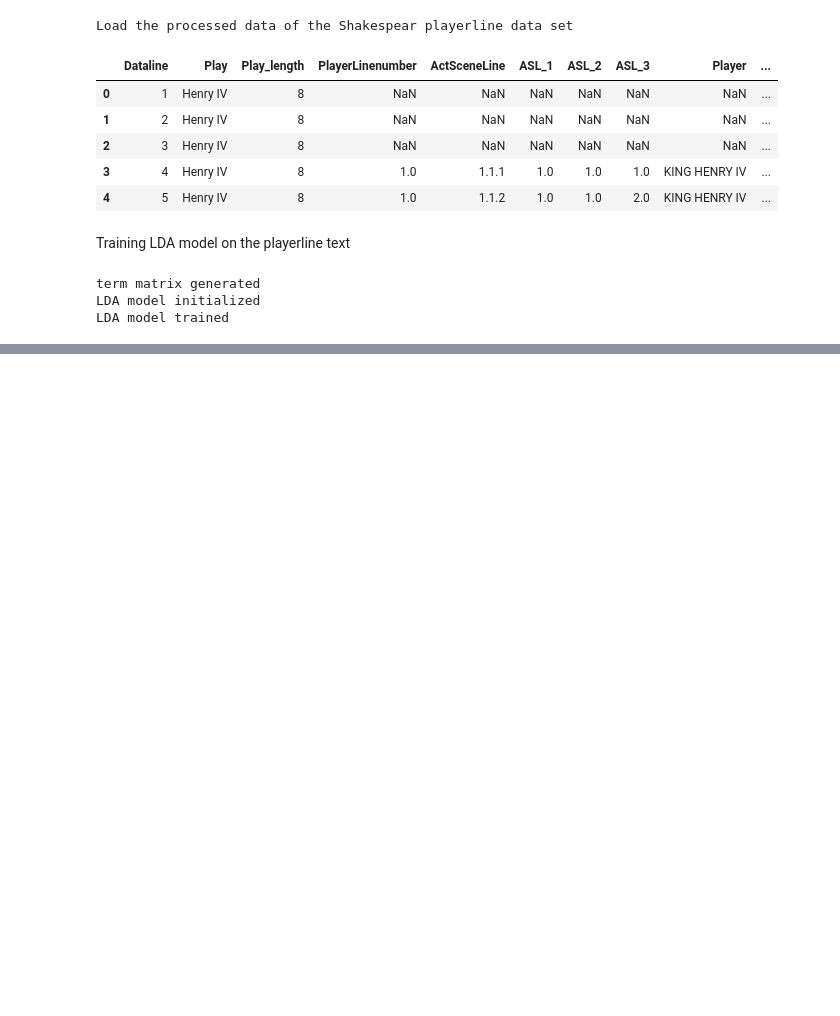
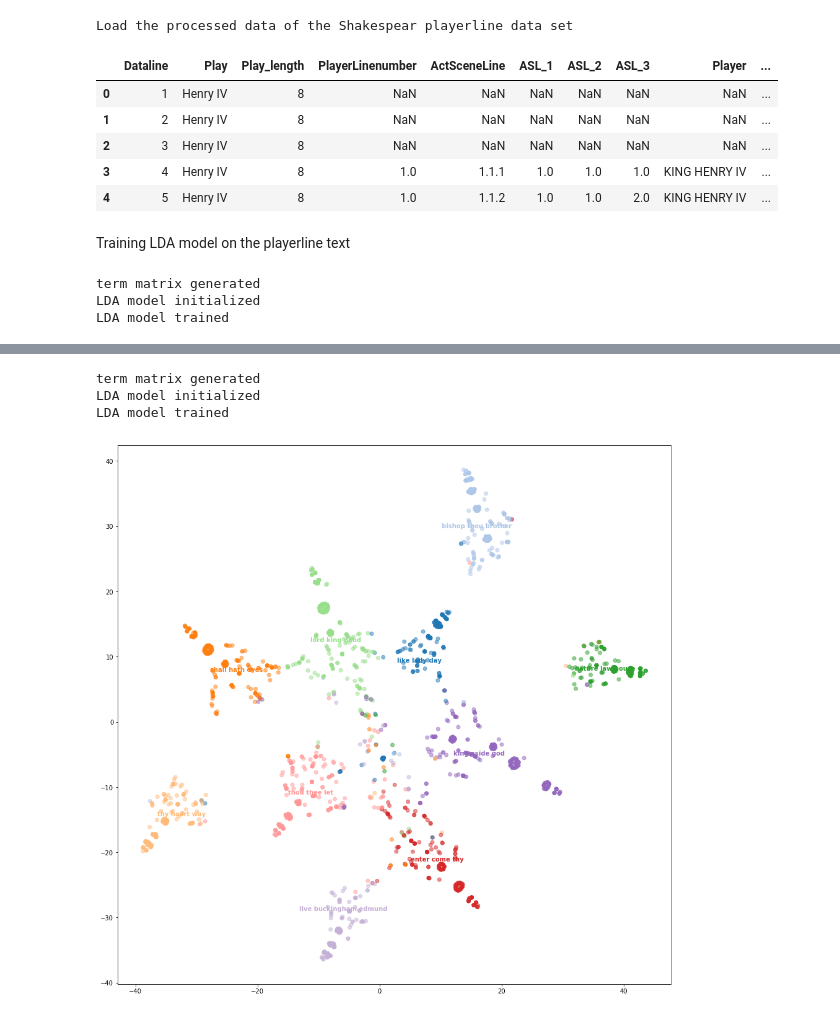
Before and after one commit to telenovelachuan/the_oscars, a Jupyter notebook: notebooks/Topic_modeling_visualization.ipynb, the cells around one changed output, grey strips where cells are left out. Cells and saved outputs as stored; diff of their text form; code cells hidden in the pictures; blank space fills up the shorter version.

```diff
--- a/notebooks/Topic_modeling_visualization.ipynb
+++ b/notebooks/Topic_modeling_visualization.ipynb
@@ -100,0 +104,28 @@ plt.show()
+# %%
+#df_asl_1 = df[df['ASL_1'] == 1]
+df_GLOUCESTER = df[df['Player'] == 'GLOUCESTER']
+n_components = 10;
+playerlines = df_GLOUCESTER['PlayerLine']
+count_vectorizer_limited = CountVectorizer(stop_words='english', max_features=40000)
+document_term_matrix = count_vectorizer_limited.fit_transform(playerlines)
+print "term matrix generated"
+LDA_model = LatentDirichletAllocation(learning_method='online', n_components=n_components, random_state=0, verbose=0)
+print "LDA model initialized"
+topic_matrix = LDA_model.fit_transform(document_term_matrix)
+print "LDA model trained"
+tsne_model = TSNE(n_components=2, perplexity=50, learning_rate=100, n_iter=2000, verbose=0, random_state=0, angle=0.75)
+tsne_vectors = tsne_model.fit_transform(topic_matrix)
+keys = get_keys(topic_matrix)
+mean_topic_vectors = _get_mean_topic_vectors(keys, tsne_vectors)
+colormap = TOPIC_COLOR_MAP[:n_components]
+top_3_words = get_top_n_words(3, n_components, document_term_matrix, keys, count_vectorizer_limited)
+fig, ax = plt.subplots(figsize=(16, 16))
+plt.scatter(x=tsne_vectors[:, 0], y=tsne_vectors[:, 1],color=colormap[keys],marker='o', alpha=0.5)
+for t in range(n_components):
+    plt.text(mean_topic_vectors[t][0], mean_topic_vectors[t][1], top_3_words[t], color=colormap[t],  horizontalalignment='center', weight='bold')
+plt.show()
+# %% [output]
+term matrix generated
+LDA model initialized
+LDA model trained
+[figure, added]
```
Also changed, not shown: parts of 7 cells of this notebook.
